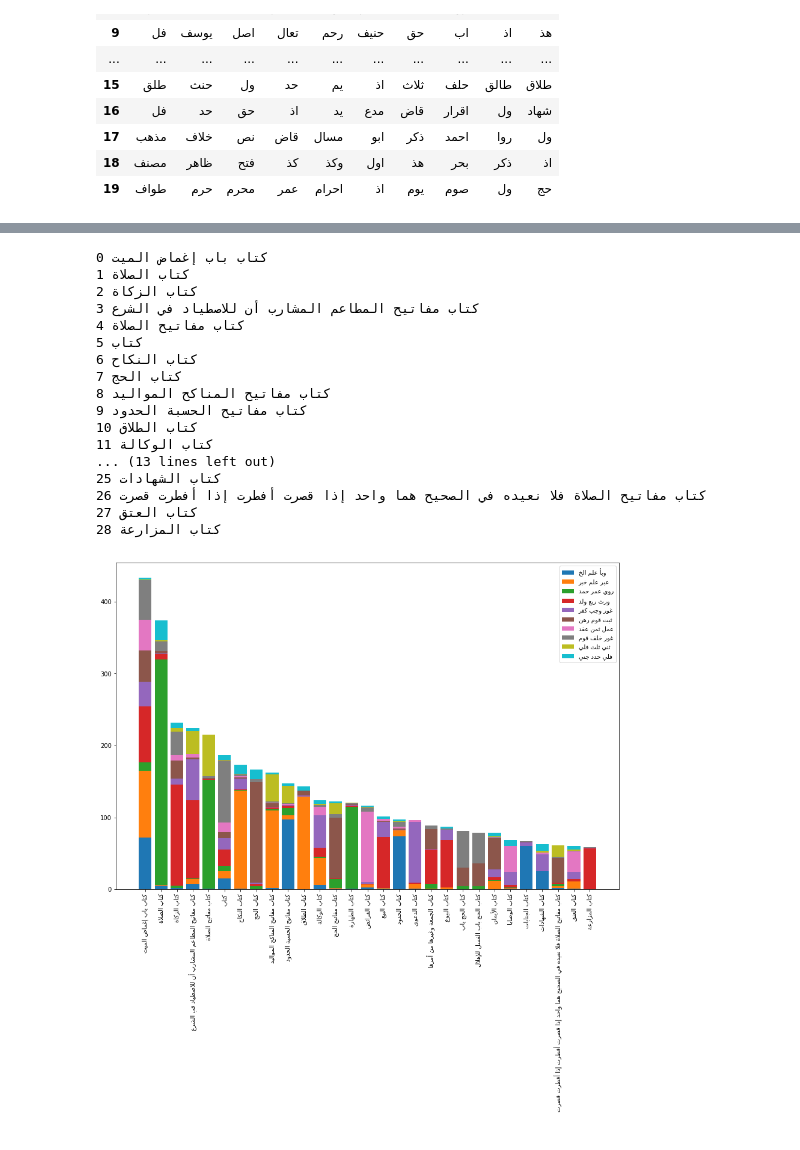
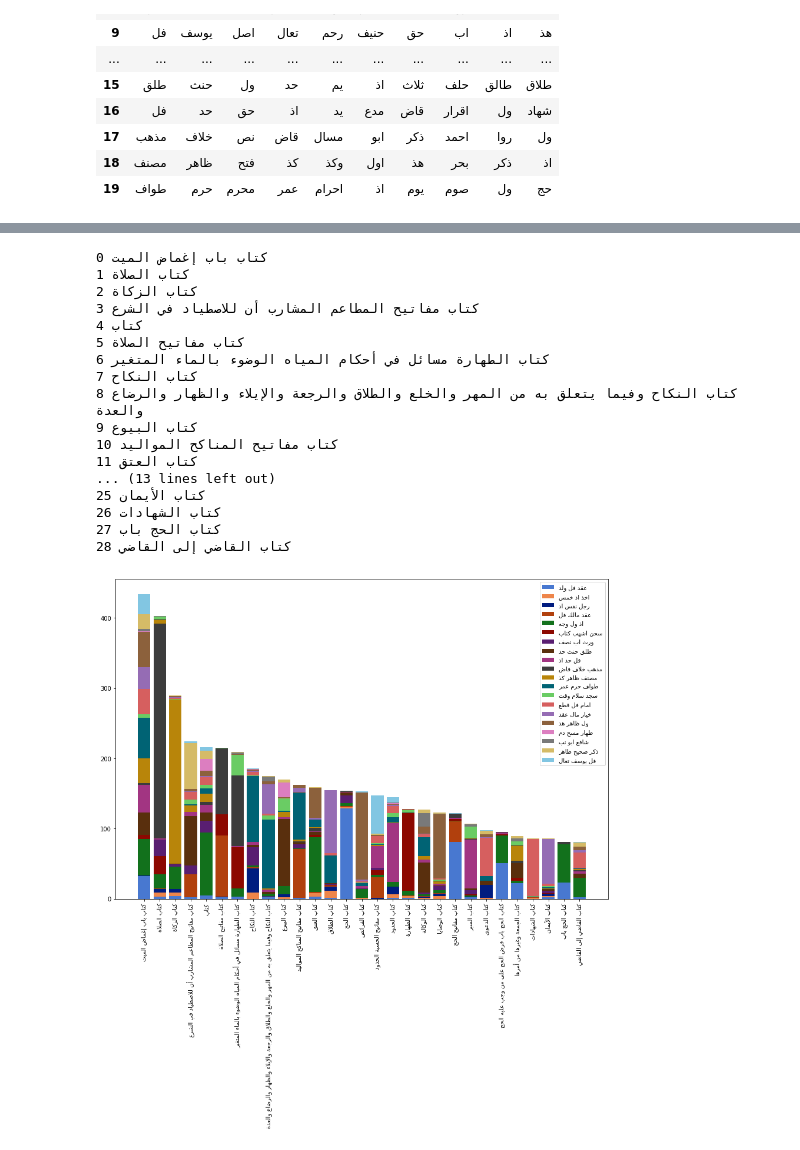
Before and after one commit to arabic-digital-humanities/adhtools, a Jupyter notebook: notebooks/TopicModelingVisualization.ipynb, the cells around one changed output, grey strips where cells are left out. Saved outputs shown, nothing was run; the diff lists cells and outputs as text; code cells hidden in the pictures.

```diff
--- a/notebooks/TopicModelingVisualization.ipynb
+++ b/notebooks/TopicModelingVisualization.ipynb
@@ -56,7 +63,9 @@ new_ind = pd.MultiIndex.from_tuples(zip(ind.get_level_values(0), new_ind))
 # %%
-largest_topics = document_topics.idxmax(axis=1)
-largest_topics = pd.concat([largest_topics,  metadata_newind['ChapterLength'], metadata_newind['Number_of_tokens']], axis=1)
+largest_topics = pd.DataFrame(document_topics.idxmax(axis=1))#, index=metadata_newind.index)
+largest_topics.index = metadata_newind.index
+
+largest_topics = pd.concat((largest_topics,  metadata_newind['ChapterLength'], metadata_newind['Number_of_tokens']), axis=1)
+
 #largest_topics.index = new_ind
 largest_topics = largest_topics.reset_index()
 largest_topics.columns = ['book', 'chapter', 'topic', 'length', 'total_length']
-book_dict = {b: i for i,b in enumerate(book_names)}
@@ -88,7 +99,7 @@ largest_topics[650:660]
 | 658 | 0179MalikIbnAnas.Muwatta | 658 | 12 | 359 | 146007 | 145177 | 144818 | 0.991857 | 0.994315 |
 | 659 | 0179MalikIbnAnas.Muwatta | 659 | 12 | 430 | 146007 | 145607 | 145177 | 0.994315 | 0.997260 |
 # %%
-color_list = sns.color_palette(n_colors=len(topic_names))
+color_list = sns.color_palette("muted", n_colors=10) + sns.color_palette("dark", n_colors=10)
 # %%
 import matplotlib.colors
 
@@ -281,28 +299,28 @@ Index(['-', 'فصل', 'باب التيمم', 'باب الحيض', 'باب صلا
 # %%
 # The 30 most common volume names
-voltitles = metadata_newind['VolumeTitle'].value_counts().head(30)[1:].index
+voltitles = metadata_newind['Level1Title'].value_counts().head(30)[1:].index
 for i,v in enumerate(voltitles):
     print(i,v)
-meta_sub = metadata_newind[metadata_newind.VolumeTitle.isin(voltitles)]
-plot_bars_per_topic(meta_sub, topic_names, 'VolumeTitle', reshape_col1=True, aggfunc=len)
+meta_sub = metadata_newind[metadata_newind.Level1Title.isin(voltitles)]
+plot_bars_per_topic(meta_sub, topic_names, 'Level1Title', reshape_col1=True, aggfunc=len)
 # %% [output]
 0 كتاب باب إغماض الميت
 1 كتاب الصلاة
 2 كتاب الزكاة
 3 كتاب مفاتيح المطاعم المشارب أن للاصطياد في الشرع
-4 كتاب مفاتيح الصلاة
-5 كتاب
-6 كتاب النكاح
-7 كتاب الحج
-8 كتاب مفاتيح المناكح المواليد
-9 كتاب مفاتيح الحسبة الحدود
-10 كتاب الطلاق
-11 كتاب الوكالة
+4 كتاب
+5 كتاب مفاتيح الصلاة
+6 كتاب الطهارة مسائل في أحكام المياه الوضوء بالماء المتغير
+7 كتاب النكاح
+8 كتاب النكاح وفيما يتعلق به من المهر والخلع والطلاق والرجعة والإيلاء والظهار والرضاع والعدة
+9 كتاب البيوع
+10 كتاب مفاتيح المناكح المواليد
+11 كتاب العتق
 ... (13 lines left out)
-25 كتاب الشهادات
-26 كتاب مفاتيح الصلاة فلا نعيده في الصحيح هما واحد إذا قصرت أفطرت إذا أفطرت قصرت
-27 كتاب العتق
-28 كتاب المزارعة
+25 كتاب الأيمان
+26 كتاب الشهادات
+27 كتاب الحج باب
+28 كتاب القاضي إلى القاضي
-[figure, old version]
+[figure, new version]
 # %%
 # The 30 most common chapter names
```
Also changed, not shown: parts of 15 cells of this notebook, 2 other files.
